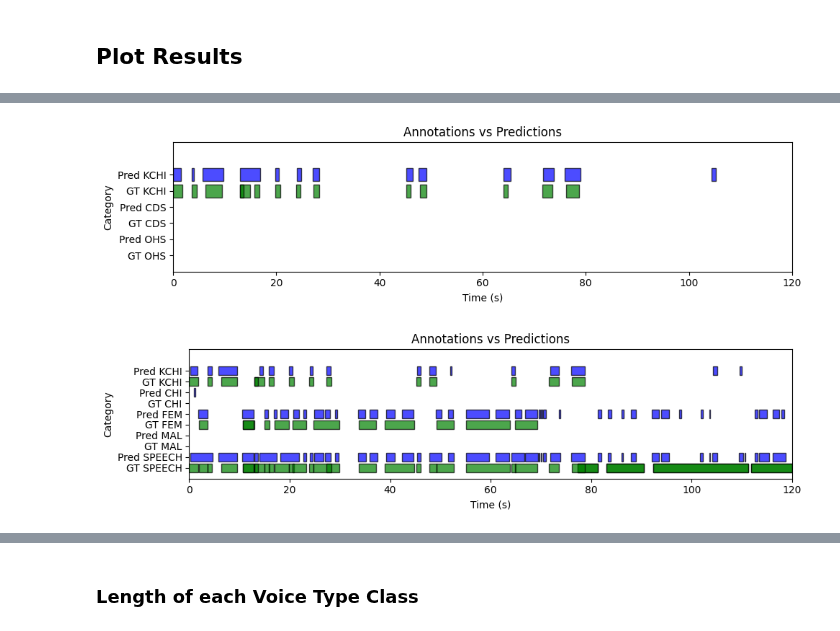
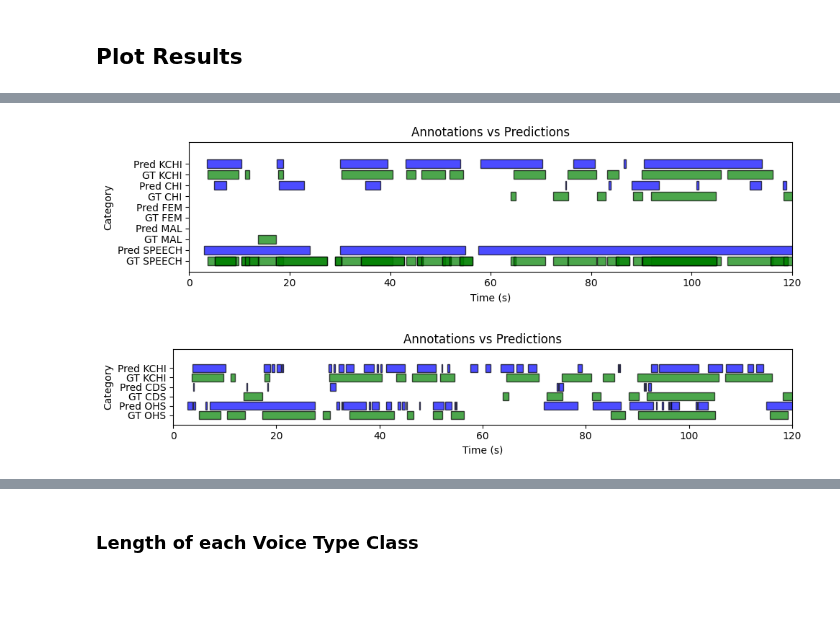
Before and after one commit to neleSuffo/naturalistic-social-analysis, a Jupyter notebook: notebooks/vtc_evaluation.ipynb, the cells around one changed output, grey strips where cells are left out. Cells and saved outputs as stored; diff of their text form; code cells hidden in the pictures; blank space fills up the shorter version.

Commit message:
remove old plotting examples and create new

```diff
--- a/notebooks/vtc_evaluation.ipynb
+++ b/notebooks/vtc_evaluation.ipynb
@@ -59,7 +59,6 @@ def plot_annotations_vs_predictions(audio_file_name: str, hypothesis_type: str,
         'ft_2': output_ft_2_file_path,
         'cl_01': output_cl_01_file_path,
         'cl_2': output_cl_2_file_path,
-        'cl_v2': output_cl_v3_01_file_path,
         'cl_v3_01': output_cl_v3_01_file_path,
         'cl_v3_2': output_cl_v3_2_file_path,
     }
@@ -384,8 +383,6 @@ def compute_all_metrics_table() -> pd.DataFrame:
     collected_results = []
 
     for hypothesis_type in all_hypothesis_types:
-        print(f"\nProcessing hypothesis: {hypothesis_type.upper()}")
-
         hypothesis_path = hypothesis_paths_config[hypothesis_type]
         try:
             hypothesis_df_original = pd.read_pickle(hypothesis_path)
@@ -608,8 +571,8 @@ gt_df
 # %%
-plot_annotations_vs_predictions('100898.MP4', "cl_v2", [0, 120])
+plot_annotations_vs_predictions('504190.MP4', "ft_2", [0, 120])
 # %% [output]
-[figure, old version]
+[figure, new version]
 # %%
-plot_annotations_vs_predictions('100898.MP4', "og_01", [0, 120])
+plot_annotations_vs_predictions('504190.MP4', "cl_v3_2", [0, 120])
 # %% [output]
-[figure, old version]
+[figure, new version]
```
Also changed, not shown: parts of 13 cells of this notebook.
